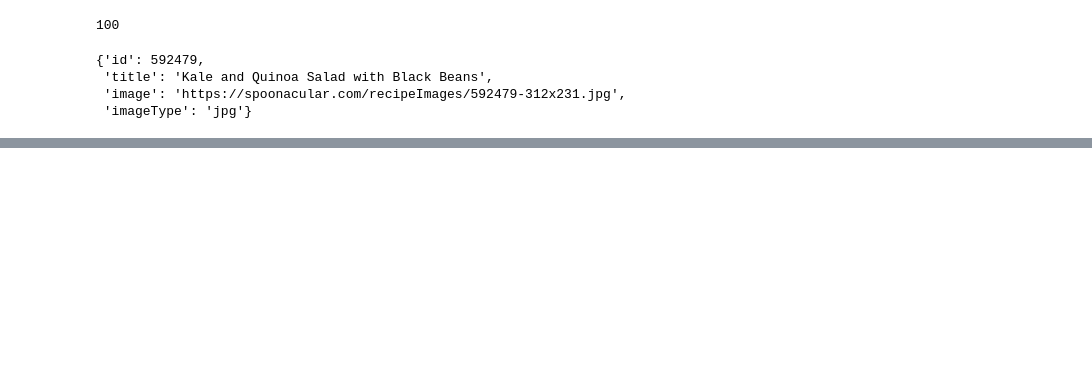
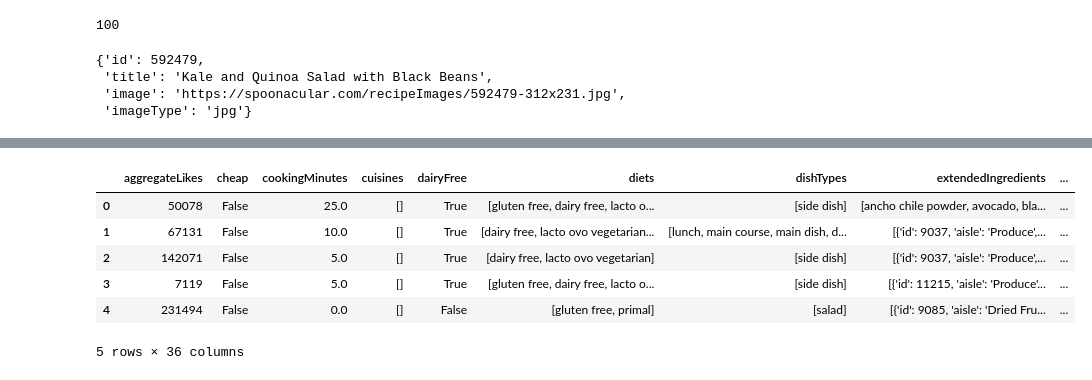
Before and after one commit to alexwcheng/recipe-webpage-ads, a Jupyter notebook: Jupyter_Notebooks/Spoonacular API Calls - Alex Update.ipynb, the cells around one changed output, grey strips where cells are left out. Saved outputs shown, nothing was run; the diff lists cells and outputs as text; code cells hidden in the pictures; blank space fills up the shorter version.

Commit message:
extracting useful data from jsons

```diff
--- a/Jupyter_Notebooks/Spoonacular API Calls - Alex Update.ipynb
+++ b/Jupyter_Notebooks/Spoonacular API Calls - Alex Update.ipynb
@@ -1095,0 +1129,18 @@ top_1000_recipes_info[0][0]
+# %%
+# create df
+columns = ['vegetarian', 'vegan', 'glutenFree', 'dairyFree', 'veryHealthy', 'cheap',
+           'veryPopular', 'sustainable', 'ketogenic', 'whole30', 'aggregateLikes',
+           'spoonacularScore', 'healthScore', 'pricePerServing', 'extendedIngredients',
+           'id', 'title', 'readyInMinutes', 'servings', 'nutrition', 'cuisines', 'dishTypes',
+           'diets', 'occasions', 'winePairing', 'instructions', 'analyzedInstructions',
+           'preparationMinutes', 'cookingMinutes', 'nutrition_info', 'num_ingredients',
+           'ingredient_types', 'num_steps', 'num_instruction_words']
+
+
+df = pd.DataFrame(columns=columns)
+for i in range(0, 10):
+    df_new = pd.DataFrame(top_1000_recipes_info[i])
+    df = pd.concat([df, df_new], sort = True)
+df = df.drop(['creditsText', 'gaps','image', 'imageType', 'sourceName', 'license',
+         'analyzedInstructions', 'instructions'], axis =1)
+df.info()
@@ -1095,0 +1167,10 @@ top_1000_recipes_info[0][0]
+# %%
+df.head()
+# %% [output]
+|  | aggregateLikes | cheap | cookingMinutes | cuisines | dairyFree | diets | dishTypes | extendedIngredients | ... |
+| 0 | 50078 | False | 25.0 | [] | True | [gluten free, dairy free, lacto o... | [side dish] | [ancho chile powder, avocado, bla... | ... |
+| 1 | 67131 | False | 10.0 | [] | True | [dairy free, lacto ovo vegetarian... | [lunch, main course, main dish, d... | [{'id': 9037, 'aisle': 'Produce',... | ... |
+| 2 | 142071 | False | 5.0 | [] | True | [dairy free, lacto ovo vegetarian] | [side dish] | [{'id': 9037, 'aisle': 'Produce',... | ... |
+| 3 | 7119 | False | 5.0 | [] | True | [gluten free, dairy free, lacto o... | [side dish] | [{'id': 11215, 'aisle': 'Produce'... | ... |
+| 4 | 231494 | False | 0.0 | [] | False | [gluten free, primal] | [salad] | [{'id': 9085, 'aisle': 'Dried Fru... | ... |
+5 rows × 36 columns
```
Also changed, not shown: parts of 7 cells of this notebook, 2 other files.
